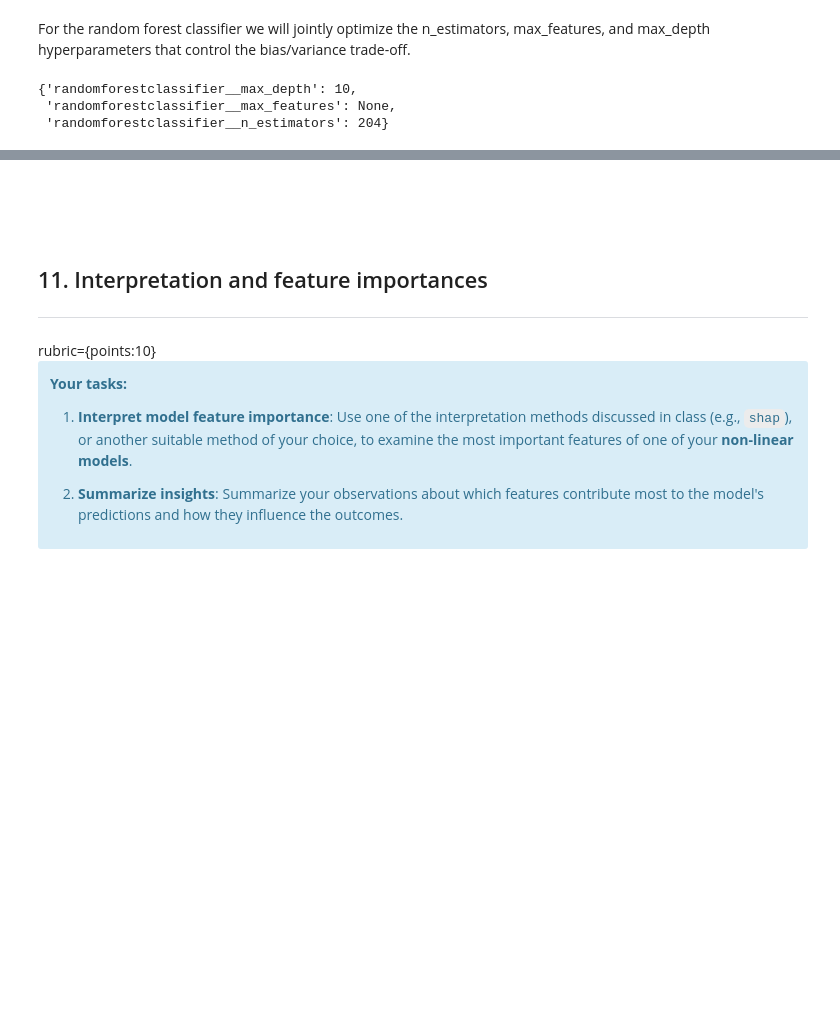
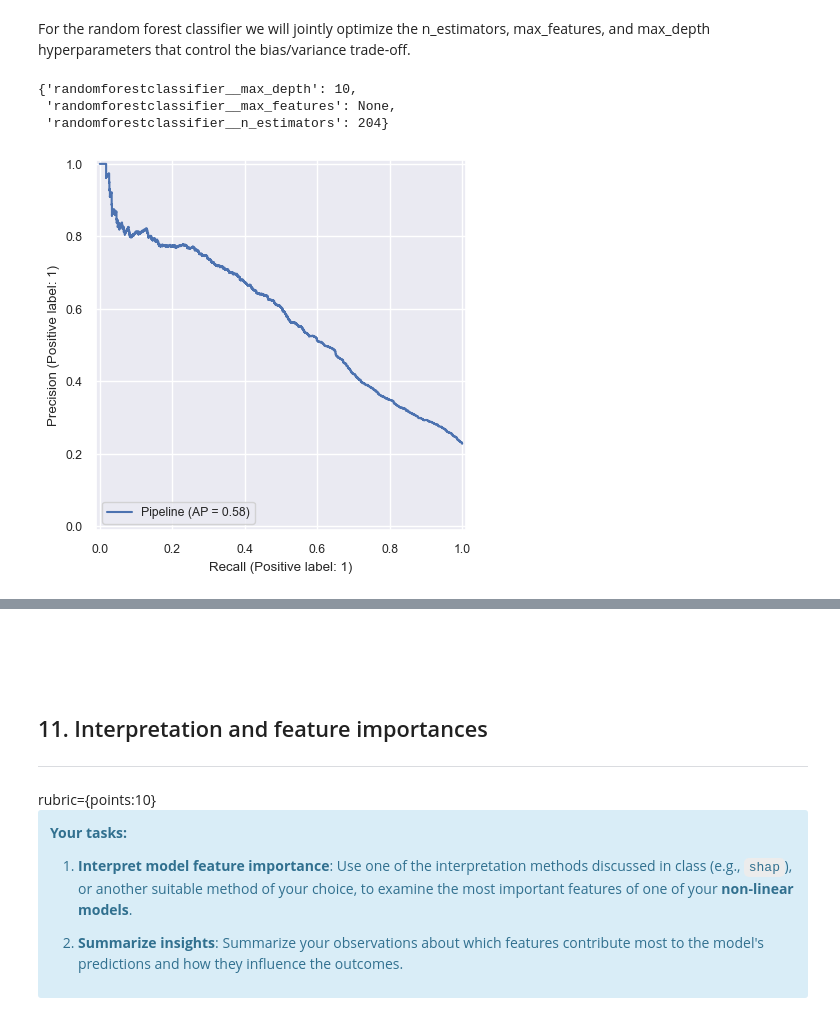
Before and after one commit to asharifo/cs330-hw5, a Jupyter notebook: hw5.ipynb, the cells around one changed output, grey strips where cells are left out. Cells and saved outputs as stored; diff of their text form; code cells hidden in the pictures; blank space fills up the shorter version.

```diff
--- a/hw5.ipynb
+++ b/hw5.ipynb
@@ -1116,6 +1131,11 @@ pipe_rf_best = make_pipeline(
 
 mean_scores, mean_std = mean_std_cross_val_scores(pipe_rf_best, X_train, y_train, cv=5, return_train_score=True, scoring=scoring, n_jobs=-1)
 results_dict["rf_optimized"] = print_results(mean_scores, mean_std)
+# %%
+pipe_rf_best.fit(X_train_small, y_train_small)
+PrecisionRecallDisplay.from_estimator(pipe_rf_best, X_valid, y_valid);
+# %% [output]
+[figure, added]
 # %%
 results_df = pd.DataFrame(results_dict).T
 results_df
```
Also changed, not shown: parts of 9 cells of this notebook.
